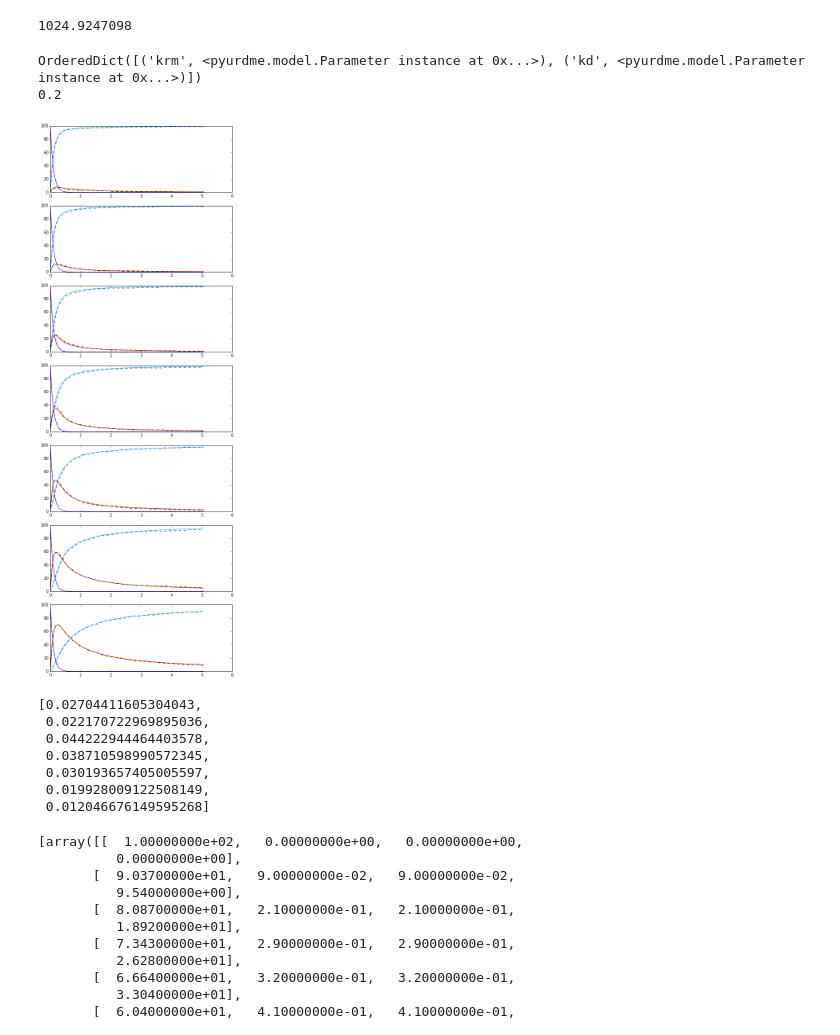
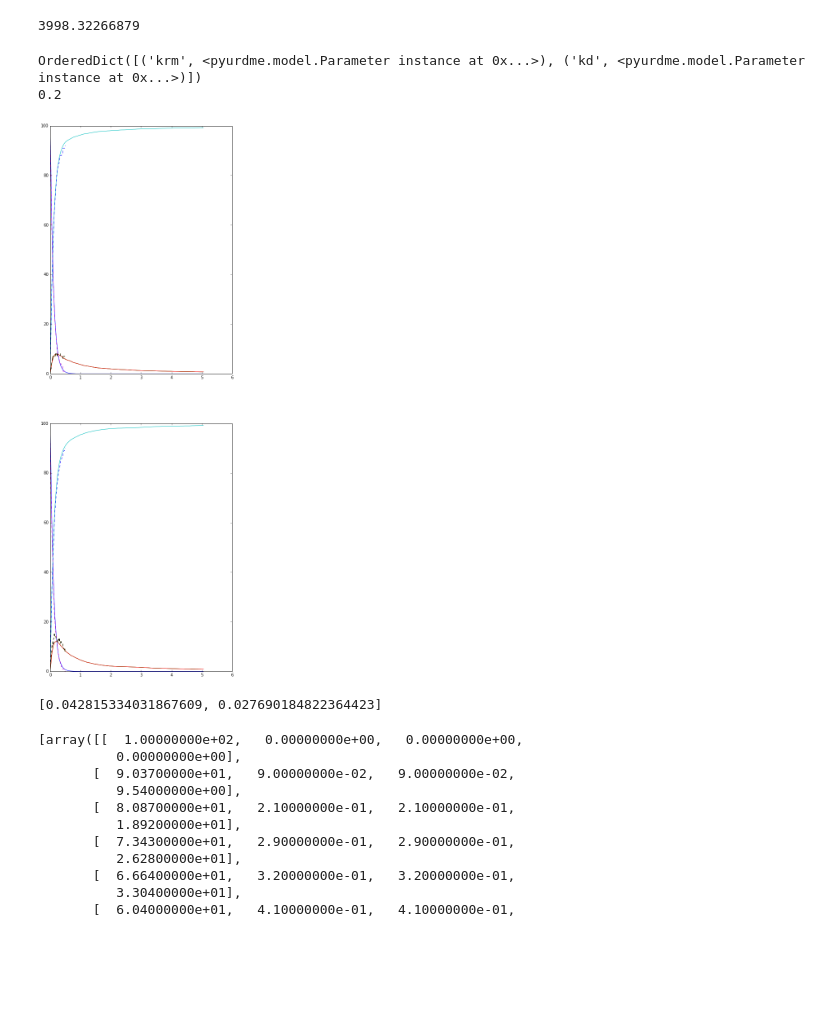
Before and after one commit to ahellander/pyurdme, a Jupyter notebook: examples/micro1/Example1.ipynb, the cells around one changed output. Drawn from its saved outputs; the diff is of its cells as text; code cells hidden in the pictures; blank space fills up the shorter version.

```diff
--- a/examples/micro1/Example1.ipynb
+++ b/examples/micro1/Example1.ipynb
@@ -78,7 +78,7 @@ class Example2(pyurdme.URDMEModel):
         # Distribute the molecules over the mesh
         self.set_initial_condition_scatter({S1:100})
         # Time span of the simulation
-        self.timespan(numpy.linspace(0,5.05,102))
+        self.timespan(numpy.linspace(0,0.5,50000))
 # %%
 tspan = numpy.linspace(0,5.05,102)
 kr = [1.0,0.5,0.16,0.08,0.04,0.02,0.01]
@@ -89,7 +89,7 @@ for i in range(1,8):
 #solver._write_mesh_file("spheremesh.h5")
 #solver.serialize("urdmeinputesphere.mat")
 # %%
-num_traj = 10
+num_traj = 5
 nspecies = 4
 # %%
 #model = Example2(1e-18)
@@ -101,7 +101,7 @@ pi = 3.14159265359
 timem1 = time.time()
 
 res = []
-kr=[1.0,0.5,0.16,0.08,0.04,0.02,0.01]
+kr=[1.0,0.5]#,0.16,0.08,0.04,0.02,0.01]
 
 mmms = []
 
@@ -126,7 +126,7 @@ for k in range(0,len(kr)):
 timem2 = time.time()
 print timem2-timem1
 # %% [output]
-1024.9247098
+3998.32266879
 # %%
 #model = Example2(kr=kr[1])
 # %%
@@ -142,13 +142,13 @@ OrderedDict([('krm', <pyurdme.model.Parameter instance at 0x...>), ('kd', <pyurd
 # %%
 f, axs = plt.subplots(len(kr), 1,figsize=(8,24))
 for i in range(0,len(kr)):
     axs[i].plot(tspan,micro[i])
 
 for j in range(0,len(kr)):
     for i in range(0,nspecies):
-        axs[j].plot(tspan,mmms[j][i],linestyle='--')
+        axs[j].plot(numpy.linspace(0,0.5,20000),mmms[j][i],linestyle='--')
 # %% [output]
-[figure, old version]
+[figure, new version]
 # %%
 
 err = []
@@ -164,13 +164,7 @@ for j in range(0,len(kr)):
 # %%
 err
 # %% [output]
-[0.02704411605304043,
- 0.022170722969895036,
- 0.044222944464403578,
- 0.038710598990572345,
- 0.030193657405005597,
- 0.019928009122508149,
- 0.012046676149595268]
+[0.042815334031867609, 0.027690184822364423]
 # %%
 micro
 # %% [output]
```
Also changed, not shown: 3 other files.
